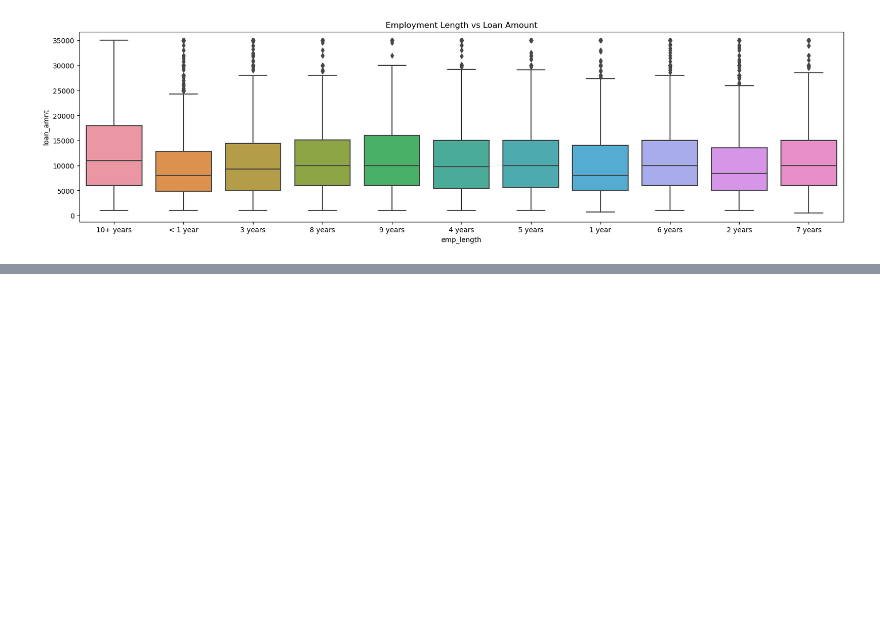
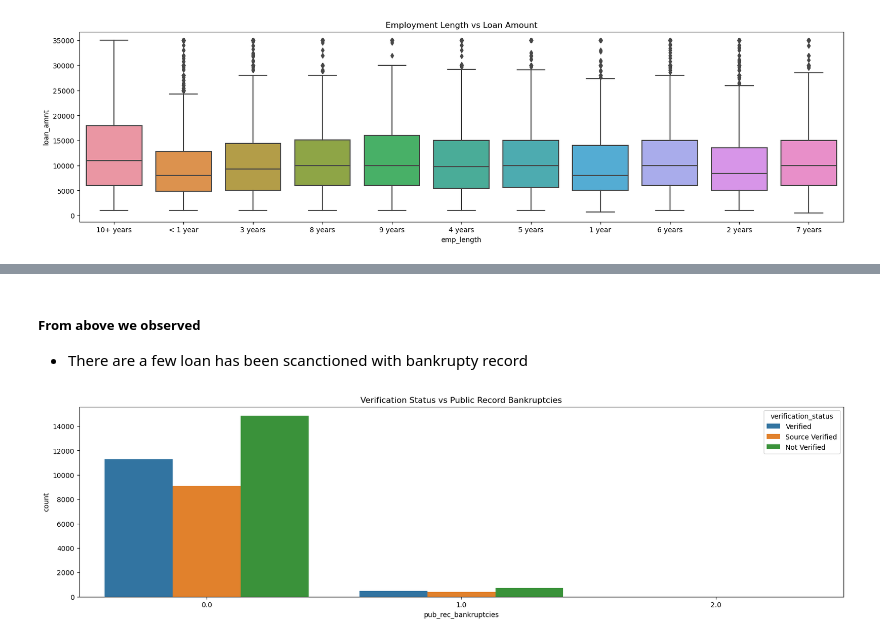
Before and after one commit to SanjayaKumarSahoo/lending-club-case-study, a Jupyter notebook: Group_Facilitator_Name.ipynb, the cells around one changed output, grey strips where cells are left out. Drawn from its saved outputs; the diff is of its cells as text; code cells hidden in the pictures; blank space fills up the shorter version.

```diff
--- a/Group_Facilitator_Name.ipynb
+++ b/Group_Facilitator_Name.ipynb
@@ -1229,0 +1241,10 @@ plt.show()
+# %% [markdown]
+##### From above we observed
+- There are a few loan has been scanctioned with bankrupty record
+# %%
+plt.figure(figsize=(20,5))
+plt.title('Verification Status vs Public Record Bankruptcies')
+sns.countplot(x = 'pub_rec_bankruptcies', hue='verification_status', data=loan)
+plt.show()
+# %% [output]
+[figure, added]
```
Also changed, not shown: parts of 96 cells of this notebook.
